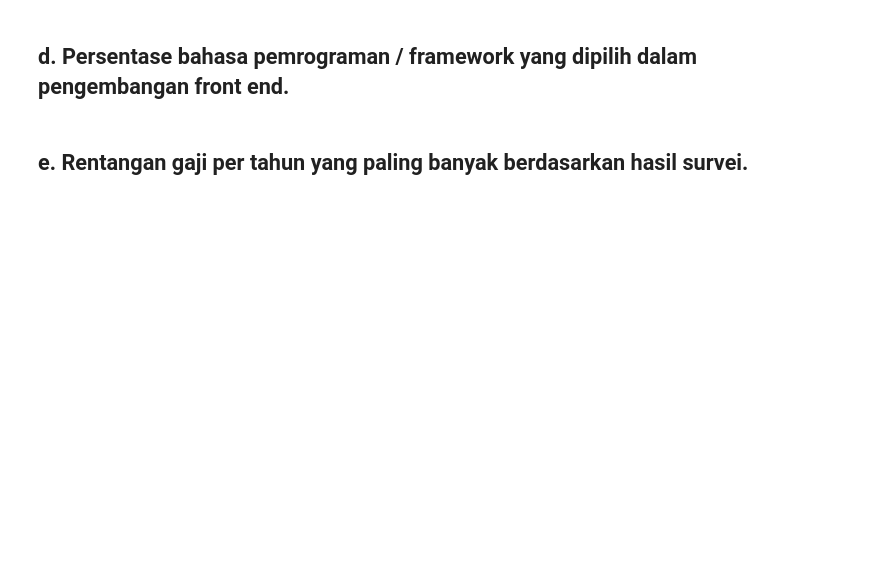
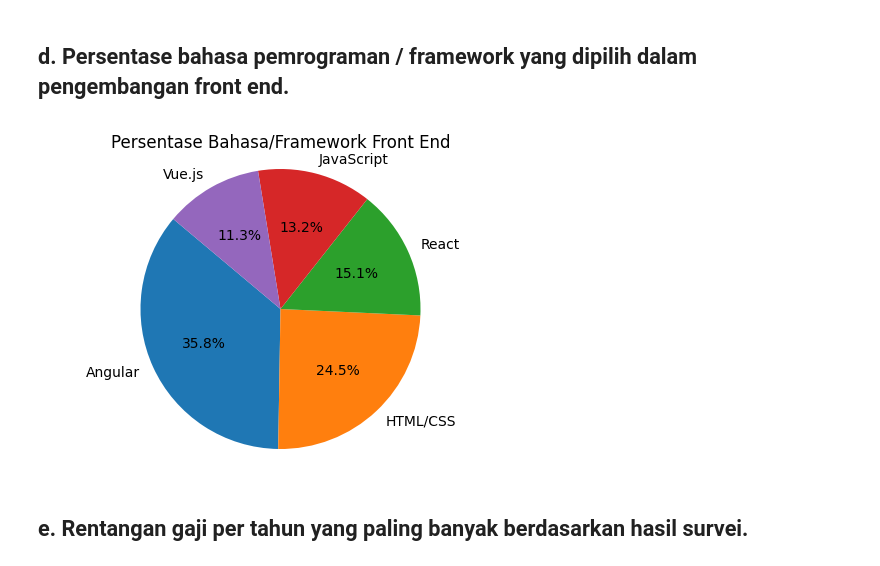
Before and after one commit to NewReyy/Data-Engineer_nuri-hidayatuloh, a Jupyter notebook: 20_Data-Visualization/Praktikum/Soal_Prioritas-2.ipynb, the cells around one changed output. Saved outputs shown, nothing was run; the diff lists cells and outputs as text; code cells hidden in the pictures; blank space fills up the shorter version.

```diff
--- a/20_Data-Visualization/Praktikum/Soal_Prioritas-2.ipynb
+++ b/20_Data-Visualization/Praktikum/Soal_Prioritas-2.ipynb
@@ -183,4 +328,16 @@ plt.show()
 # %% [markdown]
 ## d. Persentase bahasa pemrograman / framework yang dipilih dalam pengembangan front end.
+# %%
+# Menghitung jumlah penggunaan setiap bahasa/framework front end
+front_end_counts = df_survey_clean['favorite_front_end'].value_counts()
+
+# Membuat plot
+plt.figure(figsize=(6, 4))
+plt.pie(front_end_counts, labels=front_end_counts.index, autopct='%1.1f%%', startangle=140)
+plt.title('Persentase Bahasa/Framework Front End')
+plt.axis('equal')  # Membuat pie chart menjadi lingkaran
+plt.show()
+# %% [output]
+[figure, added]
 # %% [markdown]
 ## e. Rentangan gaji per tahun yang paling banyak berdasarkan hasil survei.
```
Also changed, not shown: parts of 12 cells of this notebook, 1 other file.
